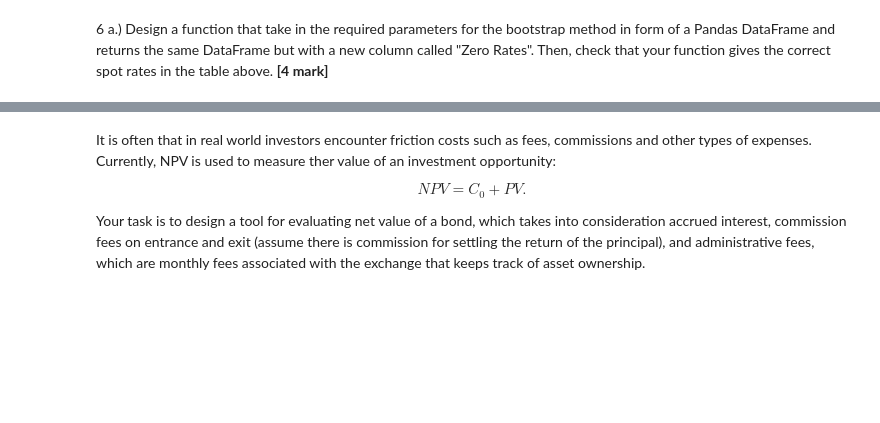
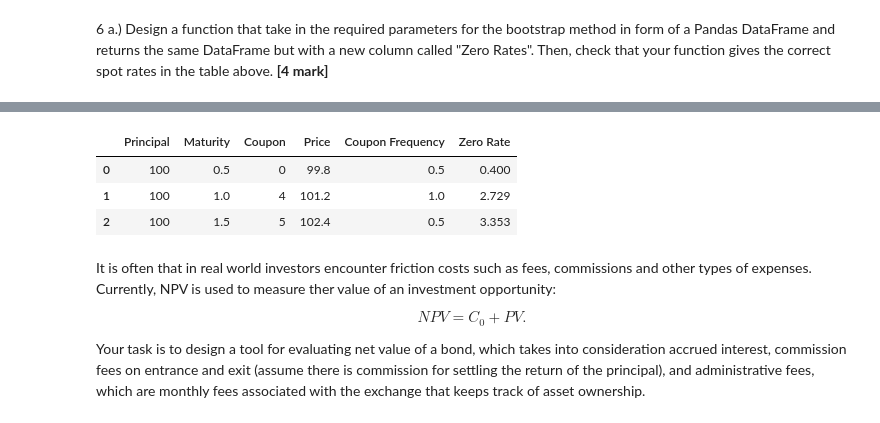
Before and after one commit to hyperleash/comp0164_P1, a Jupyter notebook: group_coursework_2023-2024.ipynb, the cells around one changed output, grey strips where cells are left out. Saved outputs shown, nothing was run; the diff lists cells and outputs as text; code cells hidden in the pictures; blank space fills up the shorter version.

```diff
--- a/group_coursework_2023-2024.ipynb
+++ b/group_coursework_2023-2024.ipynb
@@ -452,3 +525,60 @@ bootstrap_method(df=spot_rate_df)
+# %%
+spot_rate_df = pd.DataFrame([[100, 0.5, 0, 99.8, 0.5], [100, 1, 4, 101.2, 1], [100, 1.5, 5, 102.4, 0.5]],
+                            columns=["Principal", "Maturity", "Coupon", "Price", "Coupon Frequency"])
+
+#dataframe for testing (from Week 4 Exercise class)
+spot_rate_test_df = pd.DataFrame([
+                                    [100, 0.25, 0, 99.6, 0.25],
+                                    [100, 0.5, 0, 99.0, 0.5],
+                                    [100, 1, 0, 97.8, 1],
+                                    [100, 1.5, 4, 102.5, 0.5],
+                                    [100, 2, 5, 105.0, 0.5]
+                                ],
+                                columns=["Principal", "Maturity", "Coupon", "Price", "Coupon Frequency"])
+
+#This works for any coupon frequency (not just annual/semi-annual)
+def bootstrap_method(df: pd.DataFrame) -> pd.DataFrame:
+    # Solution
+    zero_rates = np.zeros(len(df))
+
+    principals = np.array(df["Principal"])
+    maturities = np.array(df["Maturity"])
+    coupons = np.array(df["Coupon"])
+    prices = np.array(df["Price"])
+    coupon_frequencies = np.array(df["Coupon Frequency"])
+
+    for i in range(len(df)):
+        discount_sum = 0
+
+        c_freq = coupon_frequencies[i]
+        n_coupons = coupons[i] * c_freq
+        n = maturities[i]
+        B = prices[i]
+        P = principals[i]
+
+        #calculate the sum of discounted coupons
+        for m in np.arange(0,maturities[i],c_freq):
+            #zero maturity doesn't exit, but to avoid doing two loops with different starting points (0.5 and 1) depending on coupon type, we just skip it
+            if(m == 0):
+                continue
+
+            #this uses np.where to find the index of the maturity in the array, and then uses that index to find the corresponding zero rate
+            discount_sum += np.exp(-(zero_rates[np.where(maturities == m)[0][0]])*m)
+
+        zero_rates[i] = np.round(-np.log((B-n_coupons*(discount_sum))/(P+n_coupons))/n, decimals=5)
+
+    df["Zero Rate"] = zero_rates * 100
+
+    return df
+
+
+
+bootstrap_method(df=spot_rate_df)
+# %% [output]
+|  | Principal | Maturity | Coupon | Price | Coupon Frequency | Zero Rate |
+| 0 | 100 | 0.5 | 0 | 99.8 | 0.5 | 0.400 |
+| 1 | 100 | 1.0 | 4 | 101.2 | 1.0 | 2.729 |
+| 2 | 100 | 1.5 | 5 | 102.4 | 0.5 | 3.353 |
 # %% [markdown]
 It is often that in real world investors encounter friction costs such as fees, commissions and other types of expenses. Currently, NPV is used to measure ther value of an investment opportunity:
 
```
Also changed, not shown: parts of 20 cells of this notebook, 2 other files.
